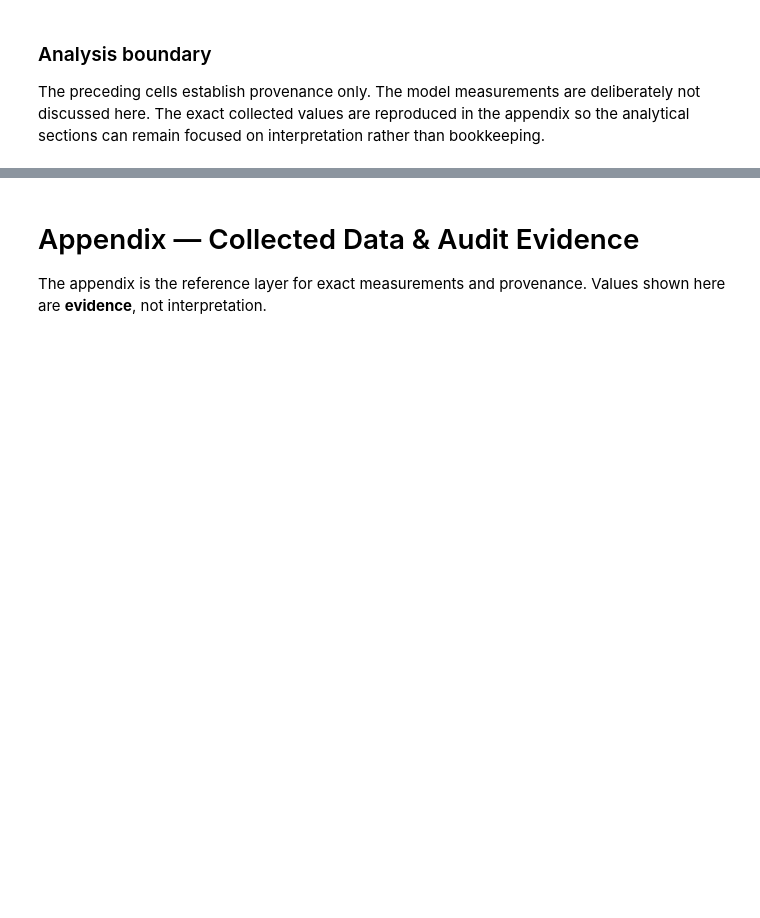
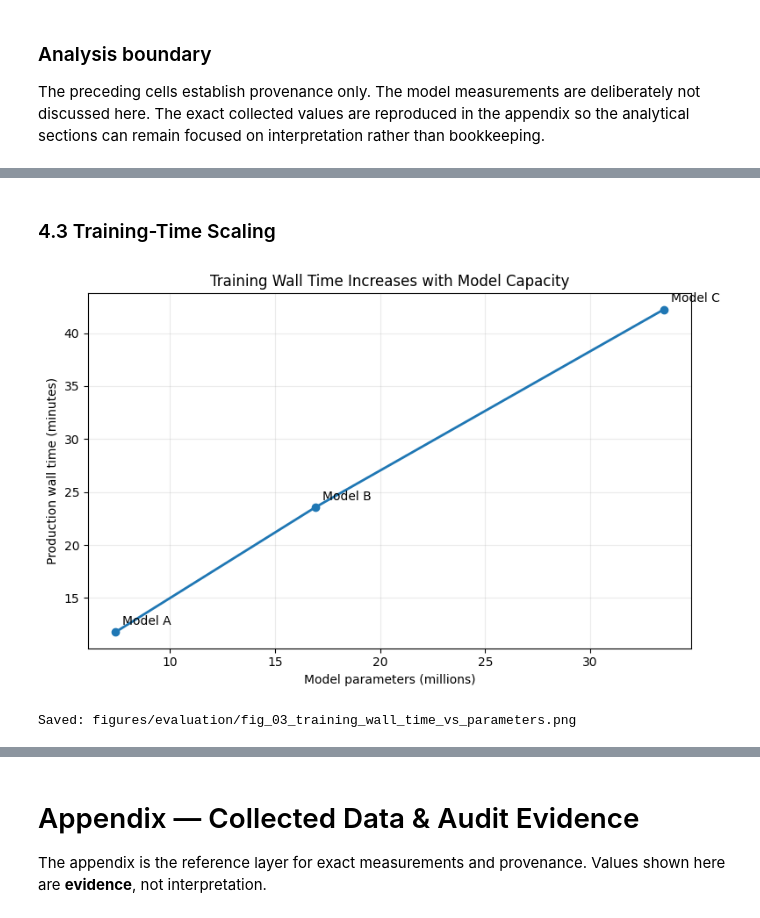
Before and after one commit to traderjohnd/foundation-model-from-scratch, a Jupyter notebook: notebooks/05_evaluation_&_scaling.ipynb, the cells around one changed output, grey strips where cells are left out. Cells and saved outputs as stored; diff of their text form; code cells hidden in the pictures; blank space fills up the shorter version.

```diff
--- a/notebooks/05_evaluation_&_scaling.ipynb
+++ b/notebooks/05_evaluation_&_scaling.ipynb
@@ -148,0 +510,16 @@ _This section will consolidate the experimental answer, practical tradeoffs, lim
+# %%
+quality_endpoint_rows = []
+
+for model_key in MODEL_KEYS:
+    summary = run_summaries[model_key]
+    quality_endpoint_rows.append({
+        'Model': model_key,
+        'Parameters': int(summary['model_parameters']),
+        'Parameters (M)': int(summary['model_parameters']) / 1_000_000,
+        'Best validation loss': float(summary['best_validation_loss']),
+        'Best validation perplexity': float(summary['_derived_best_validation_perplexity']),
+        'Best update': int(summary['best_validation_update']),
+    })
+
+quality_endpoints = pd.DataFrame(quality_endpoint_rows).set_index('Model')
+quality_endpoints
@@ -148,0 +682,33 @@ _This section will consolidate the experimental answer, practical tradeoffs, lim
+# %% [markdown]
+### 4.3 Training-Time Scaling
+# %%
+# Figure 03 — end-to-end production wall time by model size.
+fig, ax = plt.subplots(figsize=(8, 5))
+ax.plot(
+    compute_summary['Parameters (M)'],
+    compute_summary['Wall time (min)'],
+    marker='o',
+    linewidth=2,
+)
+
+for model_key, row in compute_summary.iterrows():
+    ax.annotate(
+        f'Model {model_key}',
+        (row['Parameters (M)'], row['Wall time (min)']),
+        xytext=(6, 6),
+        textcoords='offset points',
+    )
+
+ax.set_title('Training Wall Time Increases with Model Capacity')
+ax.set_xlabel('Model parameters (millions)')
+ax.set_ylabel('Production wall time (minutes)')
+ax.grid(alpha=0.25)
+fig.tight_layout()
+
+fig03_path = EVALUATION_FIGURES_DIR / 'fig_03_training_wall_time_vs_parameters.png'
+fig.savefig(fig03_path, dpi=200, bbox_inches='tight')
+plt.show()
+print('Saved:', fig03_path)
+# %% [output]
+[figure, added]
+Saved: figures/evaluation/fig_03_training_wall_time_vs_parameters.png
```
Also changed, not shown: parts of 98 cells of this notebook.
